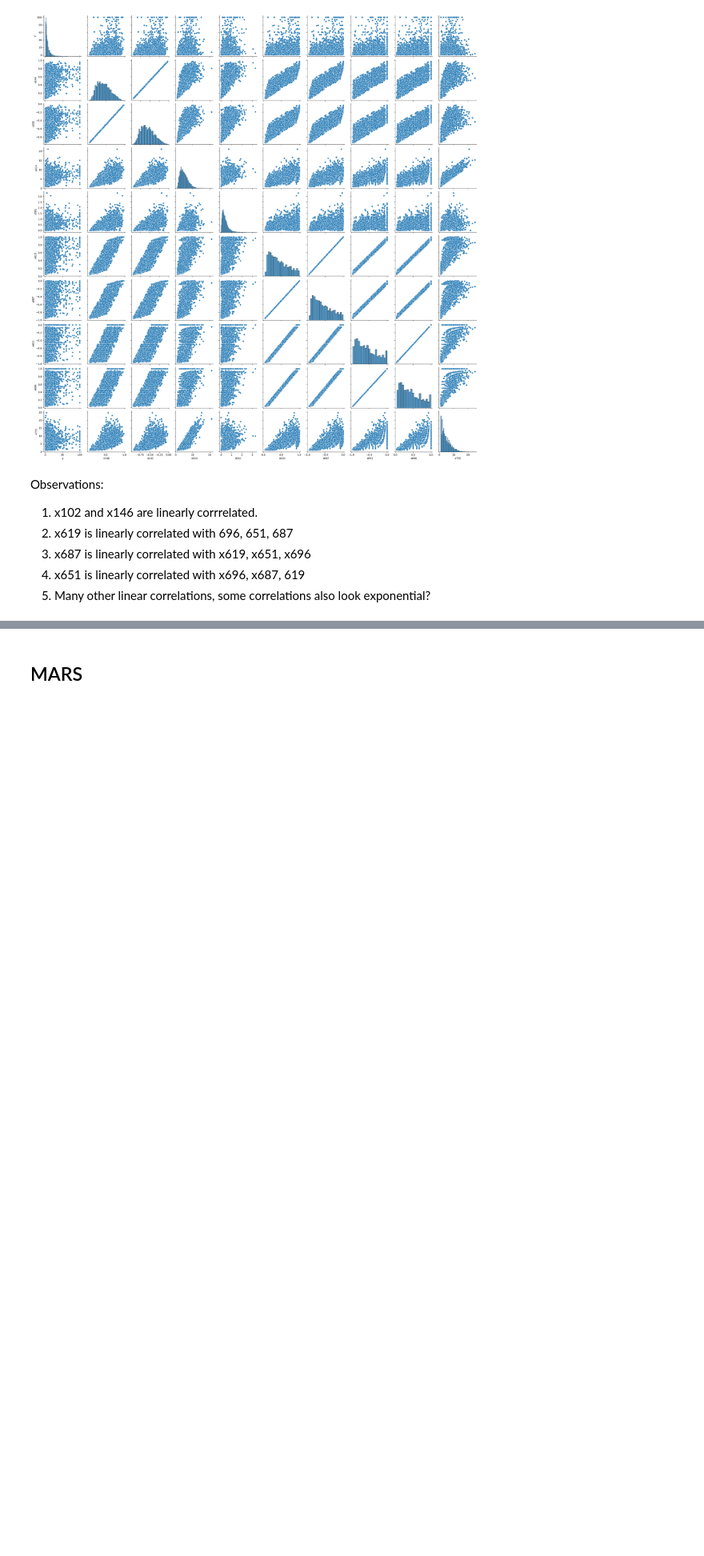
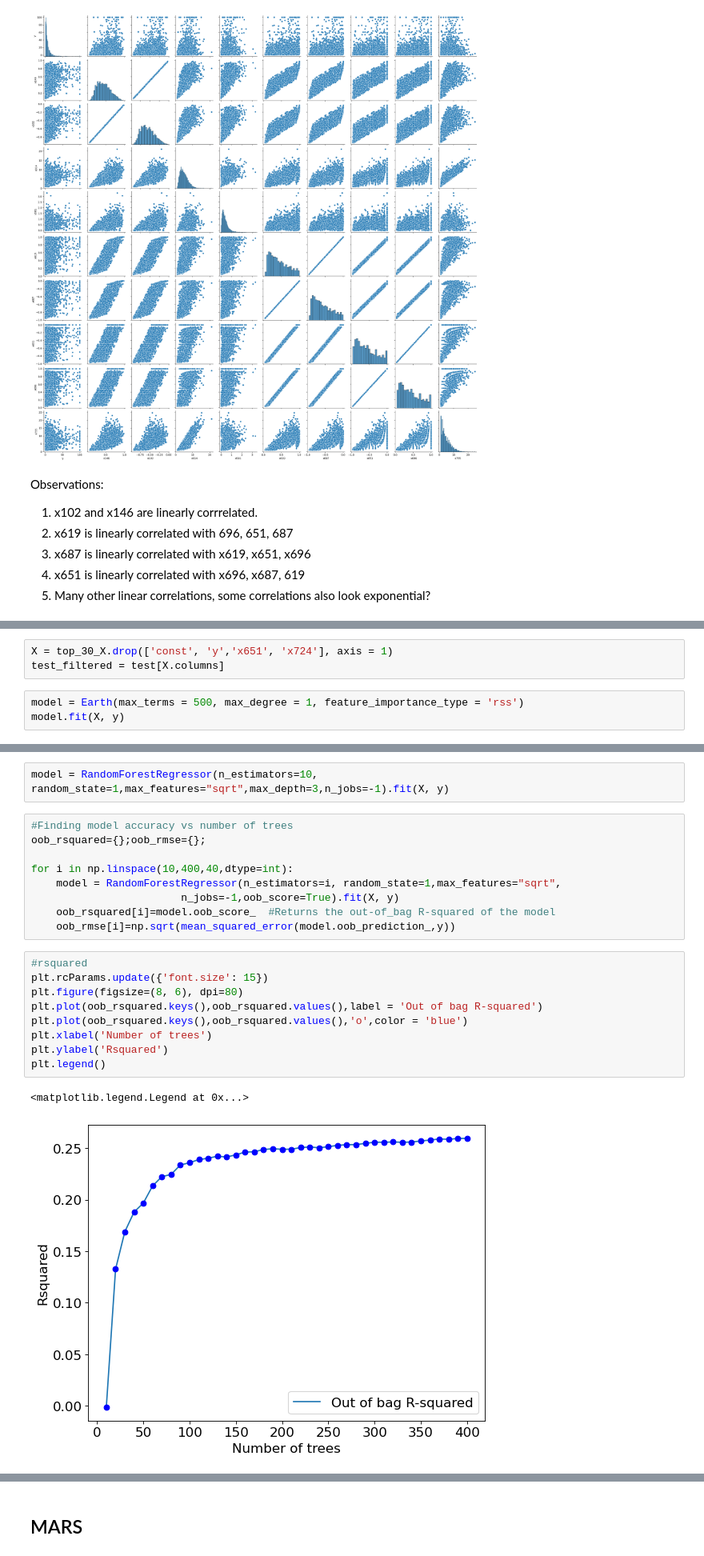
Before and after one commit to snookgum/stat390, a Jupyter notebook: Kaggle (Ashley)/Stat 390 Kaggle Prediction (Ashley).ipynb, the cells around one changed output, grey strips where cells are left out. Shown at 80% size. Cells and saved outputs as stored; diff of their text form; blank space fills up the shorter version.

```diff
--- a/Kaggle (Ashley)/Stat 390 Kaggle Prediction (Ashley).ipynb
+++ b/Kaggle (Ashley)/Stat 390 Kaggle Prediction (Ashley).ipynb
@@ -86,0 +126,6 @@ X = X.drop('y', axis = 1)
+# %%
+X = top_30_X.drop(['const', 'y','x651', 'x724'], axis = 1)
+test_filtered = test[X.columns]
+# %%
+model = Earth(max_terms = 500, max_degree = 1, feature_importance_type = 'rss')
+model.fit(X, y)
@@ -86,0 +168,23 @@ X = X.drop('y', axis = 1)
+# %%
+model = RandomForestRegressor(n_estimators=10, random_state=1,max_features="sqrt",max_depth=3,n_jobs=-1).fit(X, y)
+# %%
+#Finding model accuracy vs number of trees
+oob_rsquared={};oob_rmse={};
+
+for i in np.linspace(10,400,40,dtype=int):
+    model = RandomForestRegressor(n_estimators=i, random_state=1,max_features="sqrt",
+                        n_jobs=-1,oob_score=True).fit(X, y)
+    oob_rsquared[i]=model.oob_score_  #Returns the out-of_bag R-squared of the model
+    oob_rmse[i]=np.sqrt(mean_squared_error(model.oob_prediction_,y))
+# %%
+#rsquared
+plt.rcParams.update({'font.size': 15})
+plt.figure(figsize=(8, 6), dpi=80)
+plt.plot(oob_rsquared.keys(),oob_rsquared.values(),label = 'Out of bag R-squared')
+plt.plot(oob_rsquared.keys(),oob_rsquared.values(),'o',color = 'blue')
+plt.xlabel('Number of trees')
+plt.ylabel('Rsquared')
+plt.legend()
+# %% [output]
+<matplotlib.legend.Legend at 0x...>
+[figure, added]
```
Also changed, not shown: parts of 49 cells of this notebook, 2 other files.
